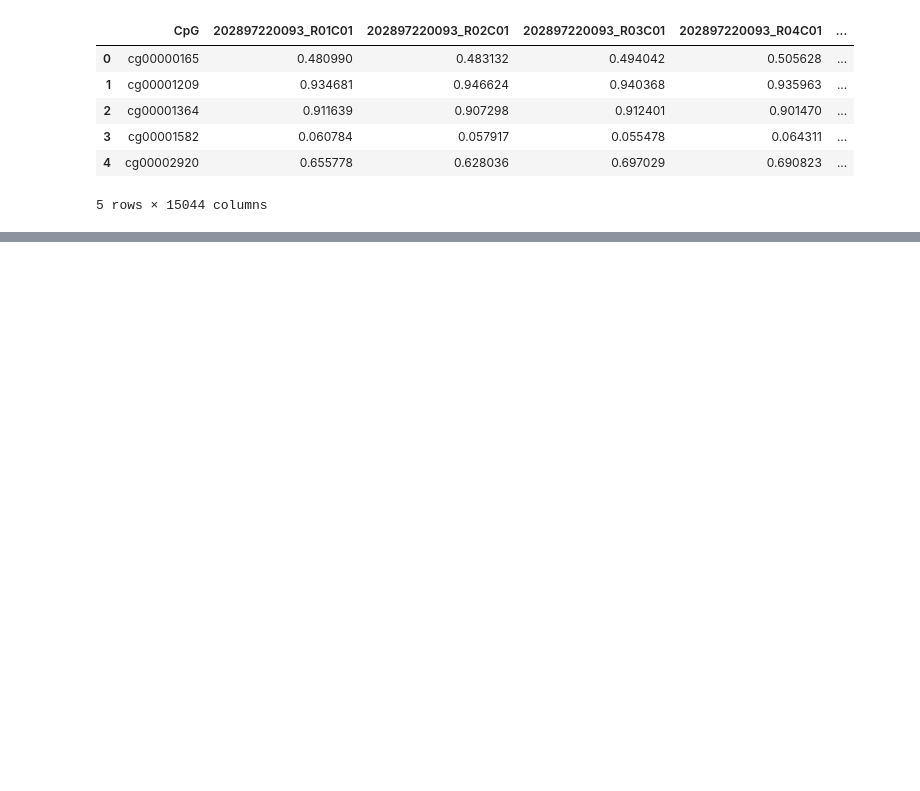
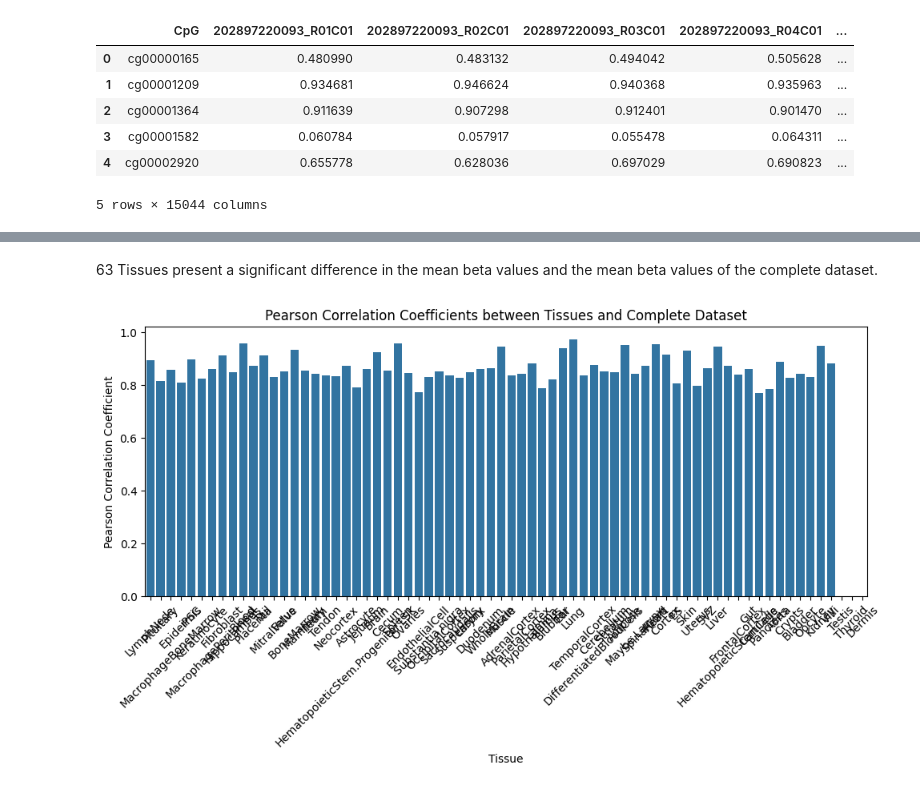
Before and after one commit to AntunesCSR/ChallengingClockUniversality, a Jupyter notebook: Mammal_Methylation_Levels/CpG_averages.ipynb, the cells around one changed output, grey strips where cells are left out. Drawn from its saved outputs; the diff is of its cells as text; code cells hidden in the pictures; blank space fills up the shorter version.

Commit message:
Tissue specific datasets & some heatmaps

```diff
--- a/Mammal_Methylation_Levels/CpG_averages.ipynb
+++ b/Mammal_Methylation_Levels/CpG_averages.ipynb
@@ -32,0 +58,3 @@ complete_methylation_data.head()
+# %%
+# Drop the X on he the sample names in the metadata
+metadata['Sample'] = metadata['Sample'].str.replace('X', '')
@@ -72,0 +384,31 @@ clock_1_top100CpG.head()
+# %%
+### Compare the mean methylation values between the complete dataset and each tissue-specific dataset using Pearson correlation, t-test, and Mann-Whitney U test
+
+# Create an empty list to store comparison results
+comparison_results = []
+
+# Loop through each tissue-specific dataset
+for tissue in tissues:
+    # Calculate the mean methylation value for each CpG site in the tissue-specific dataset
+    tissue_mean = globals()['{}_methylation_dataset'.format(tissue)].iloc[:, 1:].mean(axis=1)
+
+    # Calculate Pearson correlation coefficient between the mean methylation values of the complete dataset and the tissue-specific dataset
+    correlation = complete_methylation_data['Mean'].corr(tissue_mean)
+
+    # Perform t-test to assess the significance of the difference in mean methylation values between the complete dataset and the tissue-specific dataset
+    t_statistic, p_value_ttest = ttest_ind(complete_methylation_data['Mean'], tissue_mean)
+
+    # Perform Mann-Whitney U test to assess the significance of the difference in mean methylation values between the complete dataset and the tissue-specific dataset
+    u_statistic, p_value_mannwhitneyu = mannwhitneyu(complete_methylation_data['Mean'], tissue_mean)
+
+    # Append comparison results to the list
+    comparison_results.append({'Tissue': tissue, 'Pearsons Correlation': correlation, 'P-value (t-test)': p_value_ttest, 'P-value (Mann-Whitney U test)': p_value_mannwhitneyu})
+
+# Convert the list of dictionaries to a DataFrame
+comparison_results_df = pd.DataFrame(comparison_results)
+
+# sort by P-value (t-test) in ascending order
+comparison_results_df.sort_values(by='P-value (Mann-Whitney U test)', ascending=True, inplace=True)
+
+# Print or further analyze the comparison results
+comparison_results_df
@@ -72,0 +457,14 @@ clock_1_top100CpG.head()
+# %% [markdown]
+63 Tissues present a significant difference in the mean beta values and the mean beta values of the complete dataset.
+# %%
+# 1. Bar Plot for Correlation Coefficients
+plt.figure(figsize=(10, 6))
+sns.barplot(x='Tissue', y='Pearsons Correlation', data=comparison_results_df)
+plt.title('Pearson Correlation Coefficients between Tissues and Complete Dataset')
+plt.xlabel('Tissue')
+plt.ylabel('Pearson Correlation Coefficient')
+plt.xticks(rotation=45)
+plt.tight_layout()
+plt.show()
+# %% [output]
+[figure, added]
```
Also changed, not shown: parts of 45 cells of this notebook, 5 other files.
